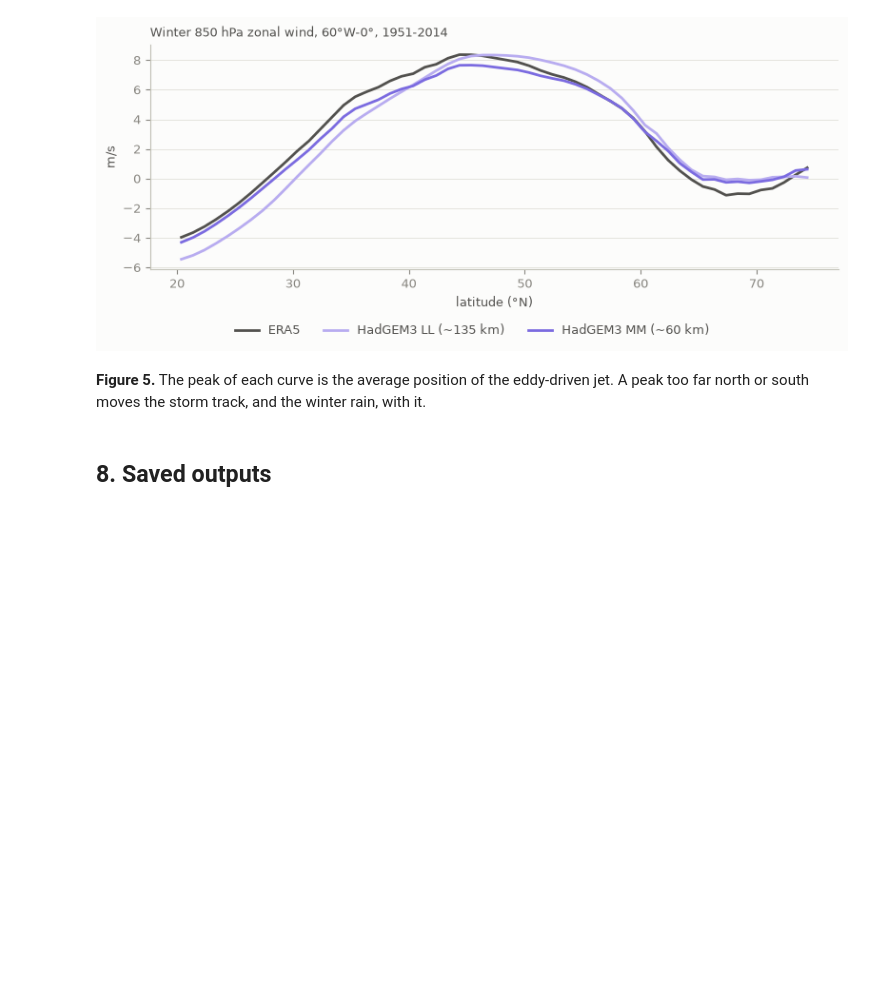
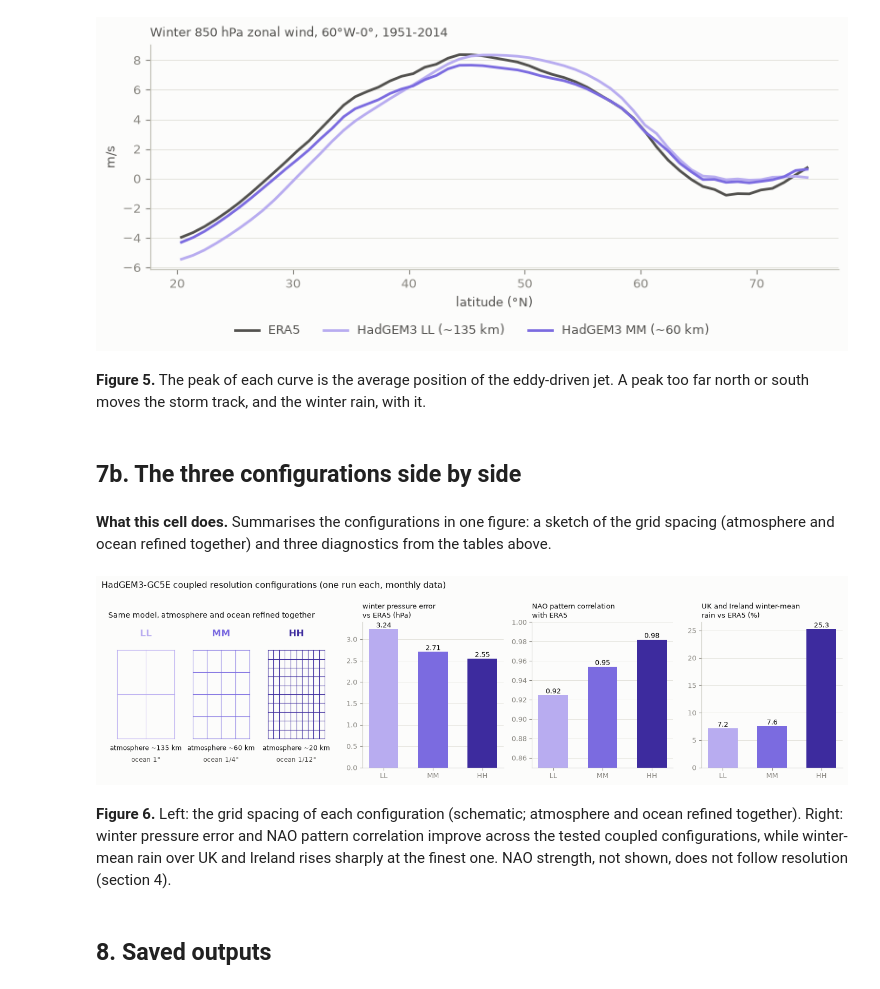
Before and after one commit to TunaHim/HighRes-EERIE-NorthAtlantic-Evaluation, a Jupyter notebook: notebooks/12_hadgem_resolution.ipynb, the cells around one changed output. Saved outputs shown, nothing was run; the diff lists cells and outputs as text; code cells hidden in the pictures; blank space fills up the shorter version.

```diff
--- a/notebooks/12_hadgem_resolution.ipynb
+++ b/notebooks/12_hadgem_resolution.ipynb
@@ -328,6 +328,26 @@ plotting.plot_line_panels({'Winter 850 hPa zonal wind, 60°W-0°, 1951-2014': {s
 # %% [markdown]
 **Figure 5.** The peak of each curve is the average position of the eddy-driven jet. A peak too far
 north or south moves the storm track, and the winter rain, with it.
+# %% [markdown]
+## 7b. The three configurations side by side
+# %% [markdown]
+**What this cell does.** Summarises the configurations in one figure: a sketch of the grid spacing
+(atmosphere and ocean refined together) and three diagnostics from the tables above.
+# %%
+ladder = pd.DataFrame([{'source': s, 'atmosphere_km': km, 'ocean': ocean,
+                        'rms_error': circulation.set_index('source').loc[s, 'RMS error (hPa)'],
+                        'pattern_r': nao_table.set_index('source').loc[s, 'own pattern vs ERA5'],
+                        'rain_bias': surface.loc[LABEL(s), 'rain vs ERA5 (%)']}
+                       for s, km, ocean in (('hadgem3-gc5e-ll', 135, '1°'), ('hadgem3-gc5e-mm', 60, '1/4°'),
+                                            ('hadgem3-gc5e-hh', 20, '1/12°'))])
+plotting.plot_resolution_ladder(ladder);
+# %% [output]
+[figure, added]
+# %% [markdown]
+**Figure 6.** Left: the grid spacing of each configuration (schematic; atmosphere and ocean refined
+together). Right: winter pressure error and NAO pattern correlation improve across the tested coupled
+configurations, while winter-mean rain over UK and Ireland rises sharply at the finest one. NAO strength,
+not shown, does not follow resolution (section 4).
 # %% [markdown]
 ## 8. Saved outputs
 # %% [markdown]
```
Also changed, not shown: parts of 1 cell of this notebook, 40 other files.
